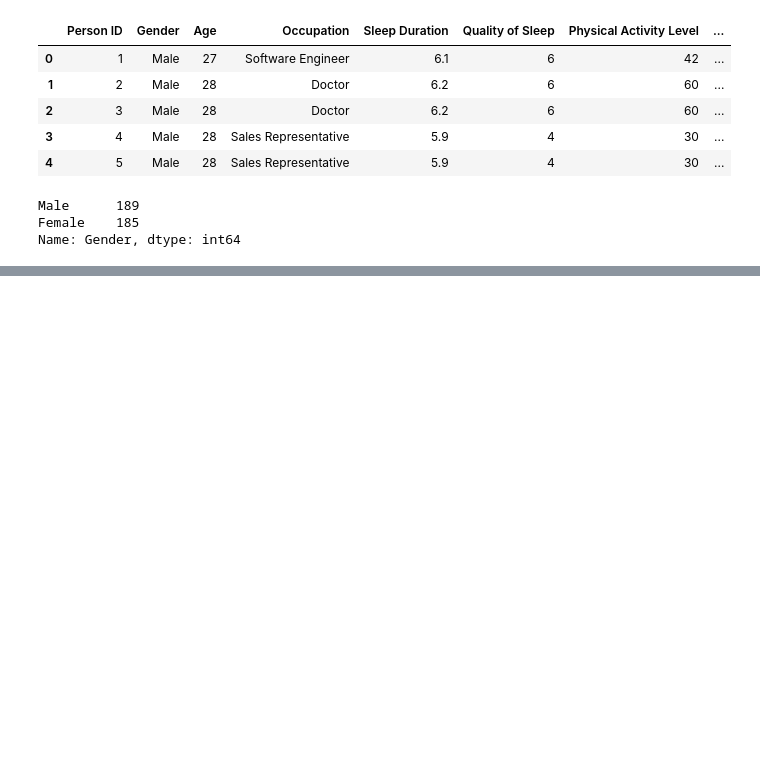
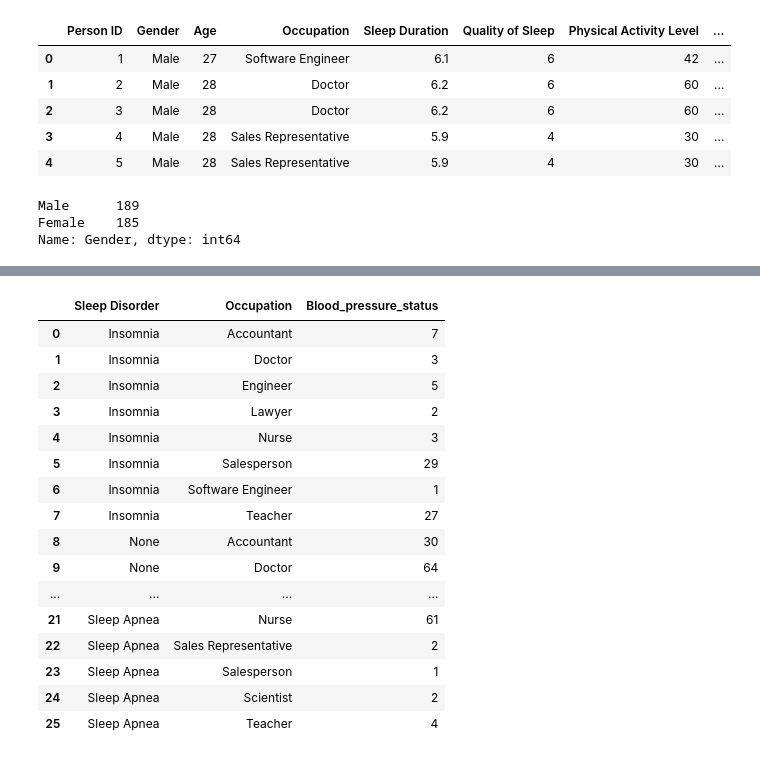
Before and after one commit to Joakimanochie/Data_analytics, a Jupyter notebook: Sleep_dataset_analysis.ipynb, the cells around one changed output, grey strips where cells are left out. Saved outputs shown, nothing was run; the diff lists cells and outputs as text; code cells hidden in the pictures; blank space fills up the shorter version.

```diff
--- a/Sleep_dataset_analysis.ipynb
+++ b/Sleep_dataset_analysis.ipynb
@@ -107,0 +126,22 @@ sleep_gender.head()
+# %%
+sleep_disorder = sleep_data[['Sleep Disorder', 'Occupation', 'Blood_pressure_status']]
+sd_grp = sleep_disorder.groupby(['Sleep Disorder', 'Occupation'], as_index=False).count()
+sd_grp
+# %% [output]
+|  | Sleep Disorder | Occupation | Blood_pressure_status |
+| 0 | Insomnia | Accountant | 7 |
+| 1 | Insomnia | Doctor | 3 |
+| 2 | Insomnia | Engineer | 5 |
+| 3 | Insomnia | Lawyer | 2 |
+| 4 | Insomnia | Nurse | 3 |
+| 5 | Insomnia | Salesperson | 29 |
+| 6 | Insomnia | Software Engineer | 1 |
+| 7 | Insomnia | Teacher | 27 |
+| 8 | None | Accountant | 30 |
+| 9 | None | Doctor | 64 |
+| ... | ... | ... | ... |
+| 21 | Sleep Apnea | Nurse | 61 |
+| 22 | Sleep Apnea | Sales Representative | 2 |
+| 23 | Sleep Apnea | Salesperson | 1 |
+| 24 | Sleep Apnea | Scientist | 2 |
+| 25 | Sleep Apnea | Teacher | 4 |
```
Also changed, not shown: parts of 6 cells of this notebook, 1 other file.
